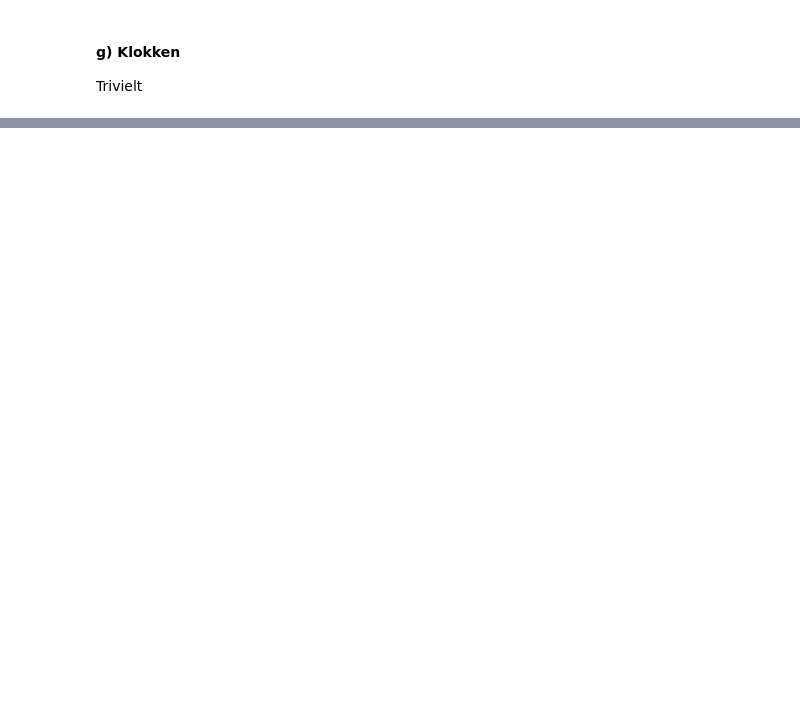
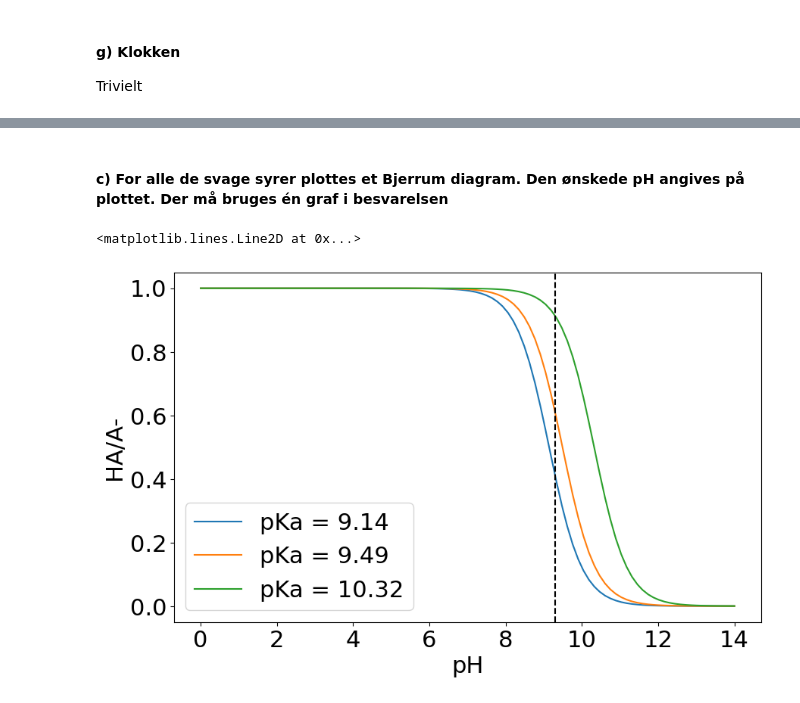
Before and after one commit to SteenBender/nanokemi, a Jupyter notebook: løsninger/prøveeksamen.ipynb, the cells around one changed output, grey strips where cells are left out. Saved outputs shown, nothing was run; the diff lists cells and outputs as text; code cells hidden in the pictures; blank space fills up the shorter version.

```diff
--- a/løsninger/prøveeksamen.ipynb
+++ b/løsninger/prøveeksamen.ipynb
@@ -231,0 +267,11 @@ Trivielt
+# %% [markdown]
+#### c) For alle de svage syrer plottes et Bjerrum diagram. Den ønskede pH angives på plottet. Der må bruges én graf i besvarelsen
+# %%
+pka_to_plot = [9.14, 9.49, 10.32]
+fig, ax = plt.subplots(figsize=(10, 6))
+
+lines = plot_bjerum_diagram(pka_to_plot, ax)
+ax.axvline(x=9.3, color="black", linestyle="--", label="pH = 9.3")
+# %% [output]
+<matplotlib.lines.Line2D at 0x...>
+[figure, added]
```
Also changed, not shown: parts of 45 cells of this notebook, 1 other file.
